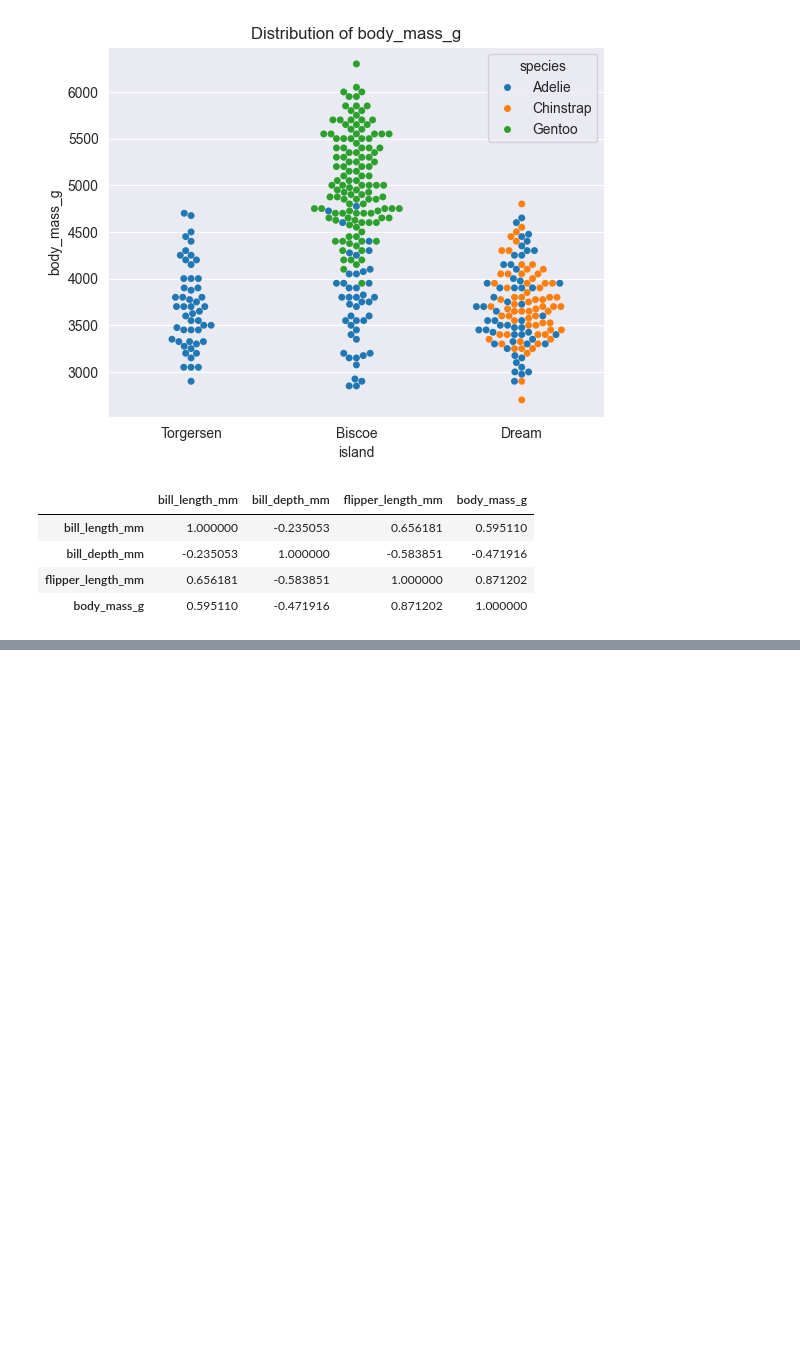
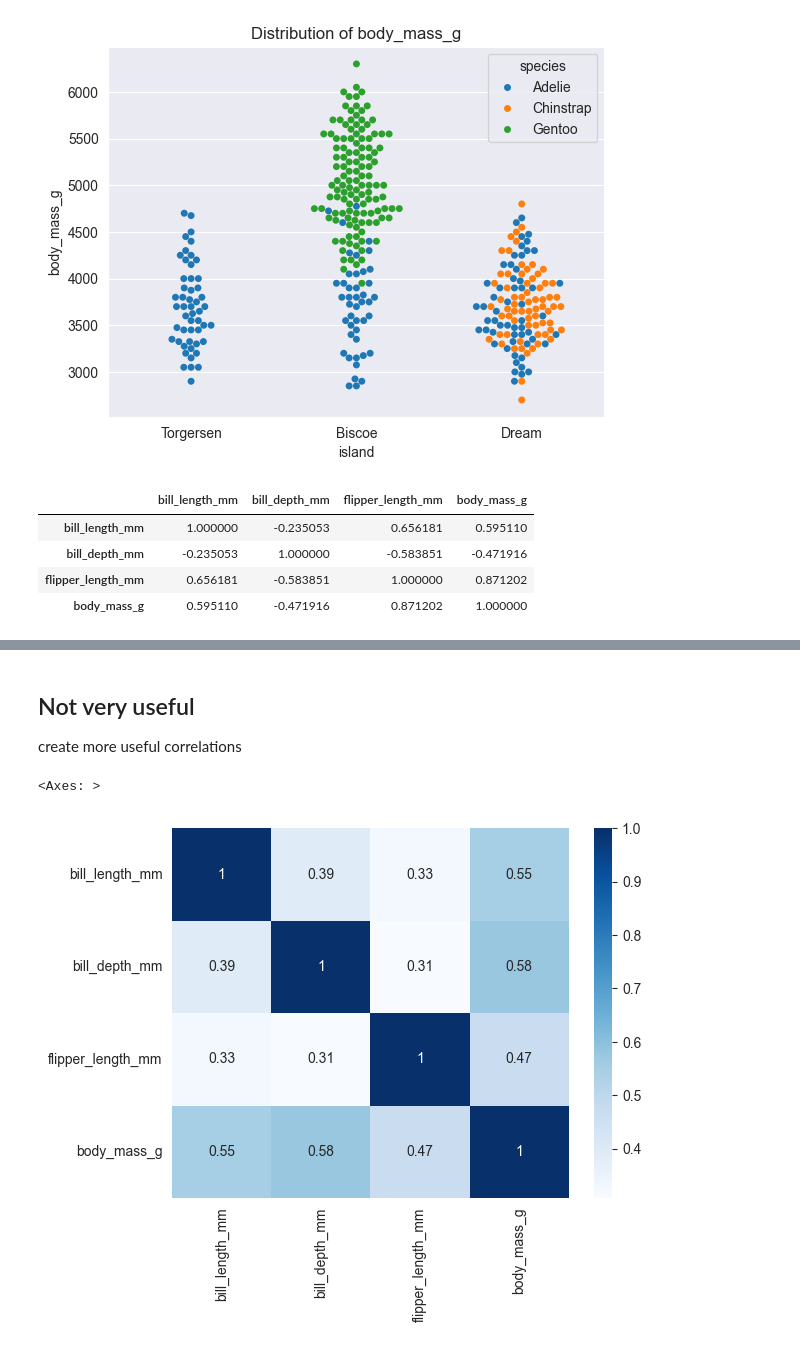
Before and after one commit to scottryanw/data-fun-06-eda, a Jupyter notebook: Williamson_EDA.ipynb, the cells around one changed output, grey strips where cells are left out. Drawn from its saved outputs; the diff is of its cells as text; code cells hidden in the pictures; blank space fills up the shorter version.

```diff
--- a/Williamson_EDA.ipynb
+++ b/Williamson_EDA.ipynb
@@ -130,0 +131,18 @@ sns.heatmap(correlation_matrix,annot=True, cmap="BuGn")
+# %% [markdown]
+## Not very useful
+create more useful correlations
+# %%
+#Create new datasets for each species
+df_adelie=df[df['species']=='Adelie']
+df_gentoo=df[df['species']=='Gentoo']
+df_chinstrap=df[df['species']=='Chinstrap']
+
+
+adelie_correlation_matrix=df_adelie.select_dtypes(include=['number']).corr()
+
+adelie_correlation_matrix
+
+sns.heatmap(adelie_correlation_matrix,annot=True, cmap="Blues")
+# %% [output]
+<Axes: >
+[figure, added]
```
Also changed, not shown: parts of 6 cells of this notebook.
